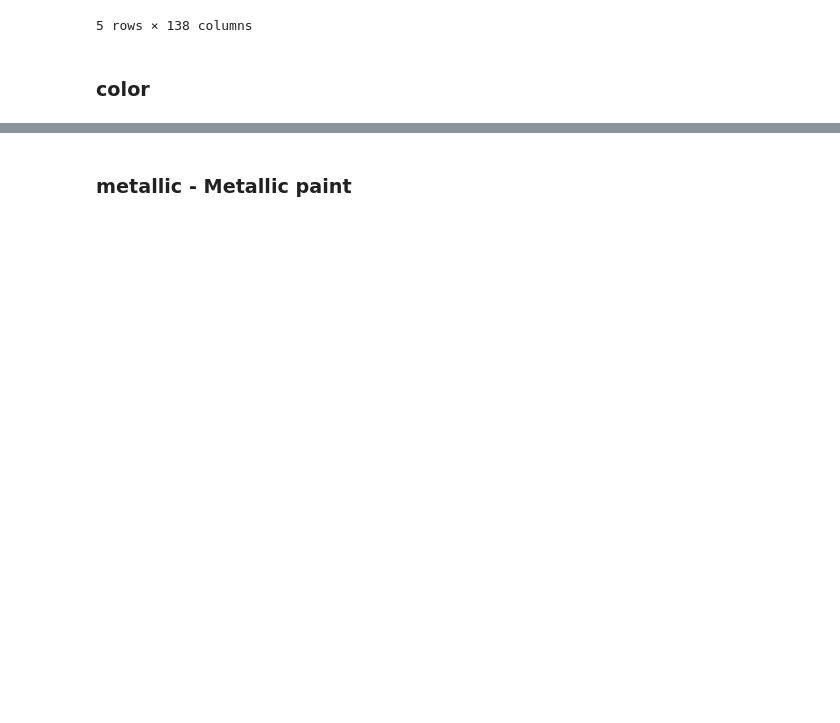
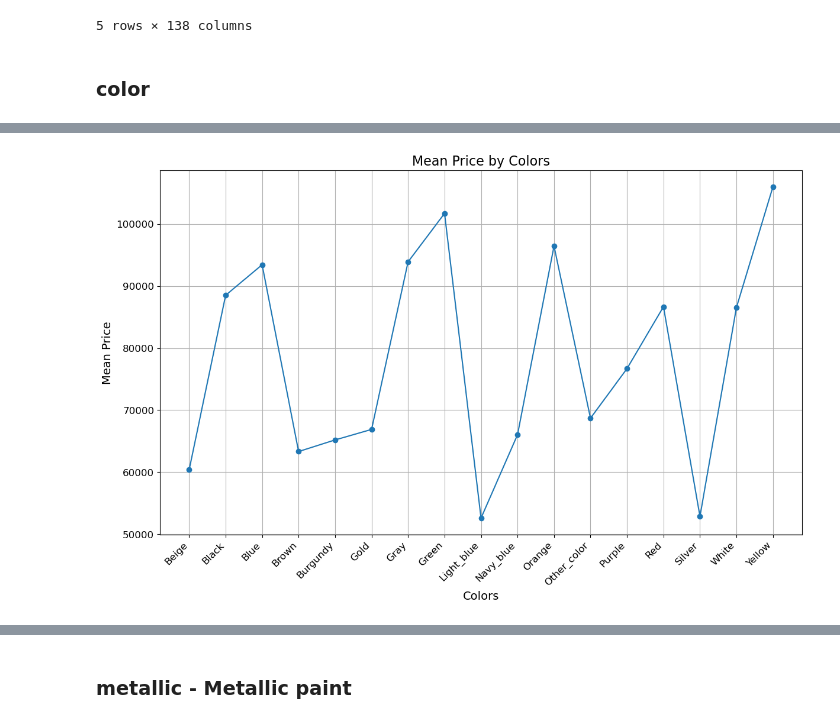
Before and after one commit to KarolinaSolarska/Predictive-Analytics-for-Car-Pricing, a Jupyter notebook: 2. Data cleaning.ipynb, the cells around one changed output, grey strips where cells are left out. Cells and saved outputs as stored; diff of their text form; code cells hidden in the pictures; blank space fills up the shorter version.

Commit message:
Cleaned: color,metallic,country_origin,first_owner

```diff
--- a/2. Data cleaning.ipynb
+++ b/2. Data cleaning.ipynb
@@ -732,0 +768,37 @@ data.head()
+# %%
+# First, translate the categories to English
+data['color'] = data['color'].replace({
+    'Czarny': 'Black',
+    'Szary': 'Gray',
+    'Biały': 'White',
+    'Srebrny': 'Silver',
+    'Niebieski': 'Blue',
+    'Czerwony': 'Red',
+    'Inny kolor': 'Other_color',
+    'Granatowy': 'Navy_blue',
+    'Brązowy': 'Brown',
+    'Zielony': 'Green',
+    'Bordowy': 'Burgundy',
+    'Beżowy': 'Beige',
+    'Złoty': 'Gold',
+    'Błękitny': 'Light_blue',
+    'Pomarańczowy': 'Orange',
+    'Żółty': 'Yellow',
+    'Fioletowy': 'Purple'
+})
+# %%
+# Group by 'year_production' and calculate the mean price for each year
+mean_price_per_year = data.groupby('color')['price'].mean().reset_index()
+
+# Plot the data
+plt.figure(figsize=(14, 8))  # Increase figure size for better visibility
+plt.plot(mean_price_per_year['color'], mean_price_per_year['price'], marker='o')
+plt.title('Mean Price by Colors', fontsize=16)
+plt.xlabel('Colors', fontsize=14)
+plt.ylabel('Mean Price', fontsize=14)
+plt.grid(True)
+plt.xticks(rotation=45, ha='right', fontsize=12)  # Rotate x-axis labels for better visibility
+plt.yticks(fontsize=12)
+plt.show()
+# %% [output]
+[figure, added]
```
Also changed, not shown: parts of 21 cells of this notebook.
